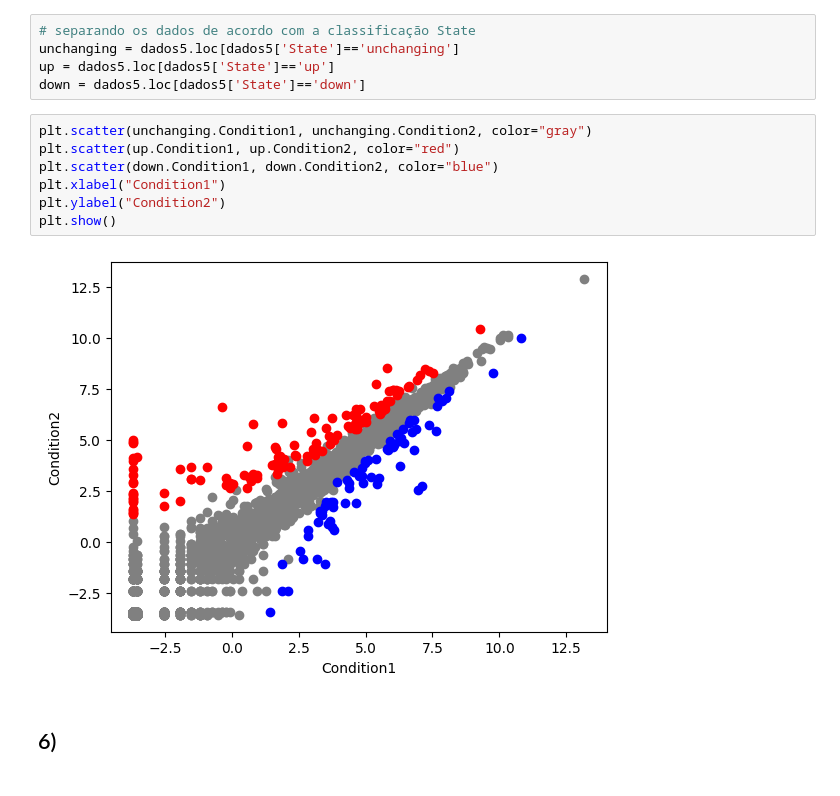
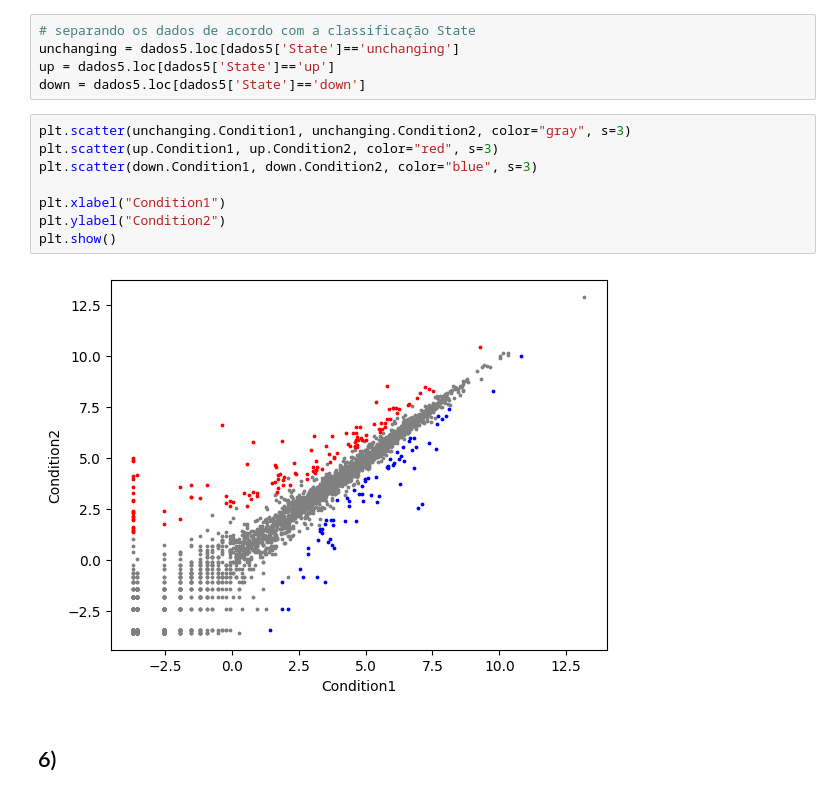
Before and after one commit to svhenrique/ufal, a Jupyter notebook: Planejamento de Experimentos/trab3.ipynb, the cells around one changed output. Drawn from its saved outputs; the diff is of its cells as text.

```diff
--- a/Planejamento de Experimentos/trab3.ipynb
+++ b/Planejamento de Experimentos/trab3.ipynb
@@ -132,14 +132,15 @@ unchanging = dados5.loc[dados5['State']=='unchanging']
 up = dados5.loc[dados5['State']=='up']
 down = dados5.loc[dados5['State']=='down']
 # %%
-plt.scatter(unchanging.Condition1, unchanging.Condition2, color="gray")
-plt.scatter(up.Condition1, up.Condition2, color="red")
-plt.scatter(down.Condition1, down.Condition2, color="blue")
+plt.scatter(unchanging.Condition1, unchanging.Condition2, color="gray", s=3)
+plt.scatter(up.Condition1, up.Condition2, color="red", s=3)
+plt.scatter(down.Condition1, down.Condition2, color="blue", s=3)
+
 plt.xlabel("Condition1")
 plt.ylabel("Condition2")
 plt.show()
 # %% [output]
-[figure, old version]
+[figure, new version]
 # %% [markdown]
 ## 6)
 # %%
```
Also changed, not shown: parts of 5 cells of this notebook.
